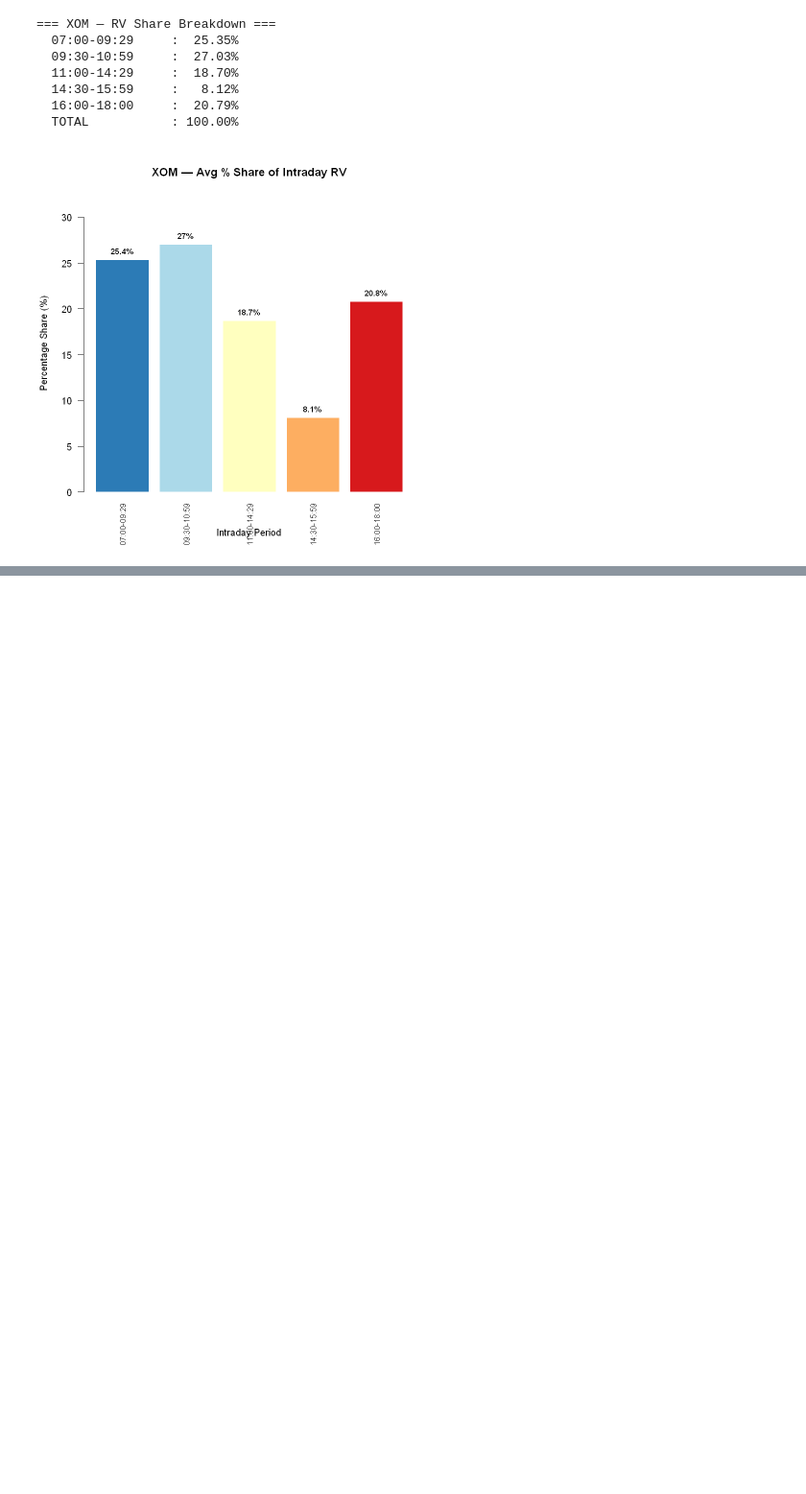
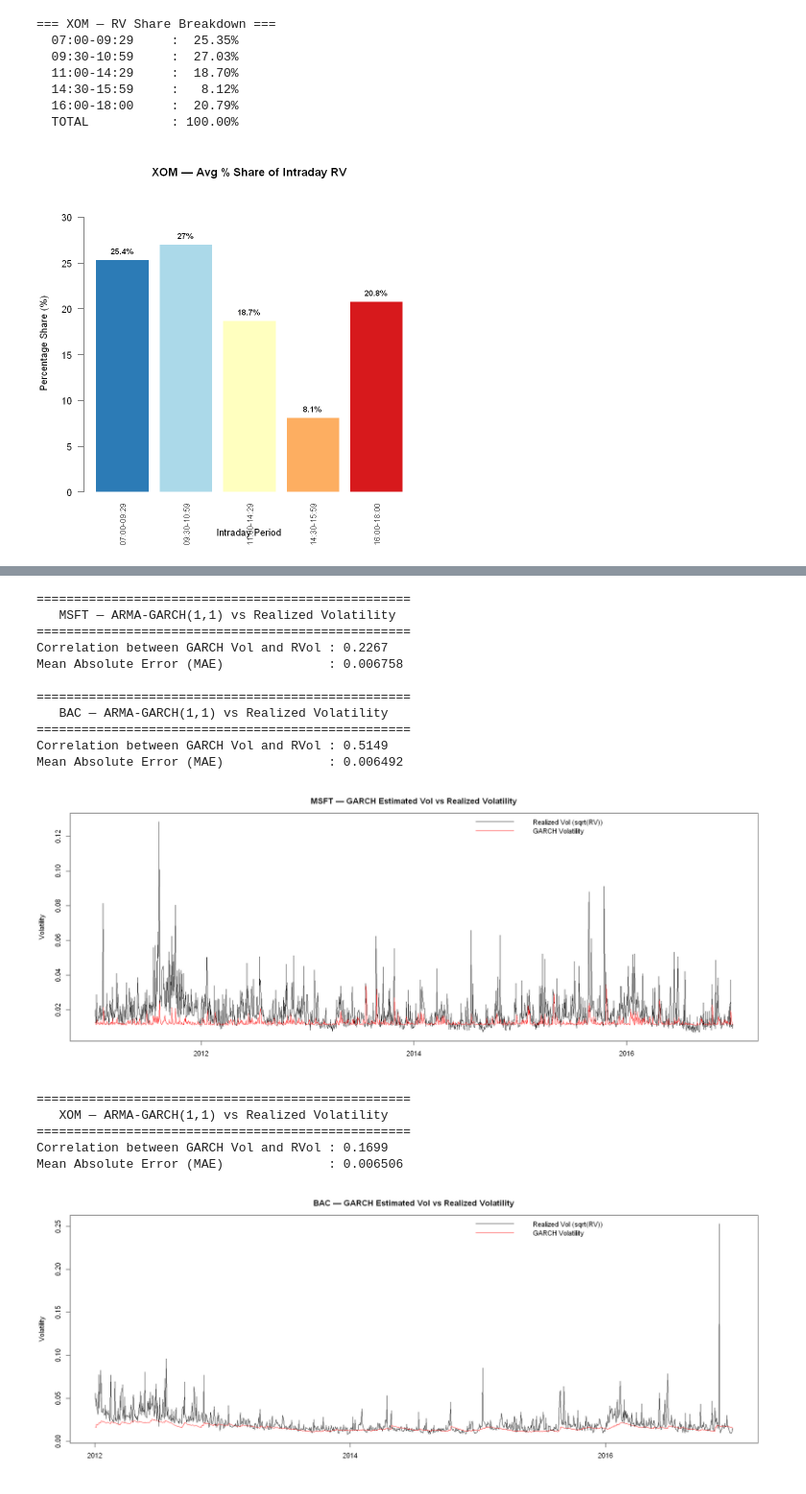
Before and after one commit to ahojdobryden/FiCox, a Jupyter notebook: HA3/HW3.ipynb, the cells around one changed output, grey strips where cells are left out. Shown at 96% size. Saved outputs shown, nothing was run; the diff lists cells and outputs as text; code cells hidden in the pictures; blank space fills up the shorter version.

```diff
--- a/HA3/HW3.ipynb
+++ b/HA3/HW3.ipynb
@@ -537,0 +869,23 @@ shares_prices_xom  <- plot_rv_shares_prices(xom_clean,  "XOM")
+# %%
+garch_msft <- compare_garch_vs_rv(msft_clean, "MSFT", rv_msft)
+garch_bac  <- compare_garch_vs_rv(bac_clean,  "BAC",  rv_bac)
+garch_xom  <- compare_garch_vs_rv(xom_clean,  "XOM",  rv_xom)
+# %% [output]
+==================================================
+   MSFT — ARMA-GARCH(1,1) vs Realized Volatility
+==================================================
+Correlation between GARCH Vol and RVol : 0.2267
+Mean Absolute Error (MAE)              : 0.006758
+
+==================================================
+   BAC — ARMA-GARCH(1,1) vs Realized Volatility
+==================================================
+Correlation between GARCH Vol and RVol : 0.5149
+Mean Absolute Error (MAE)              : 0.006492
+[figure, added]
+==================================================
+   XOM — ARMA-GARCH(1,1) vs Realized Volatility
+==================================================
+Correlation between GARCH Vol and RVol : 0.1699
+Mean Absolute Error (MAE)              : 0.006506
+[figure, added]
```
Also changed, not shown: parts of 17 cells of this notebook, 1 other file.
